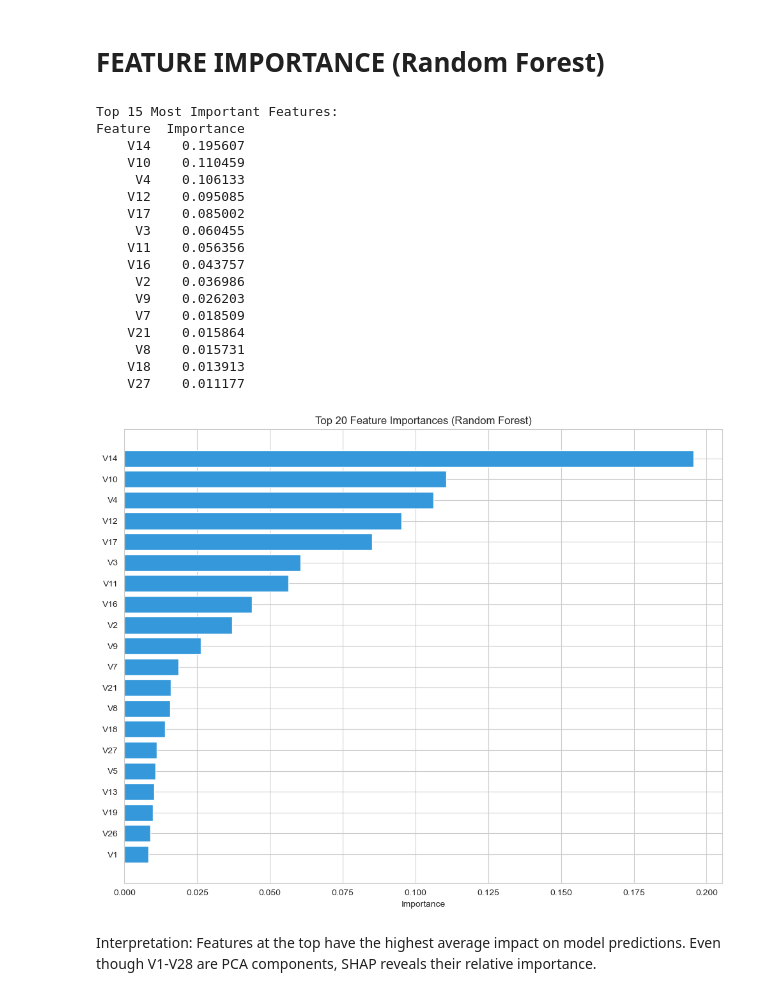
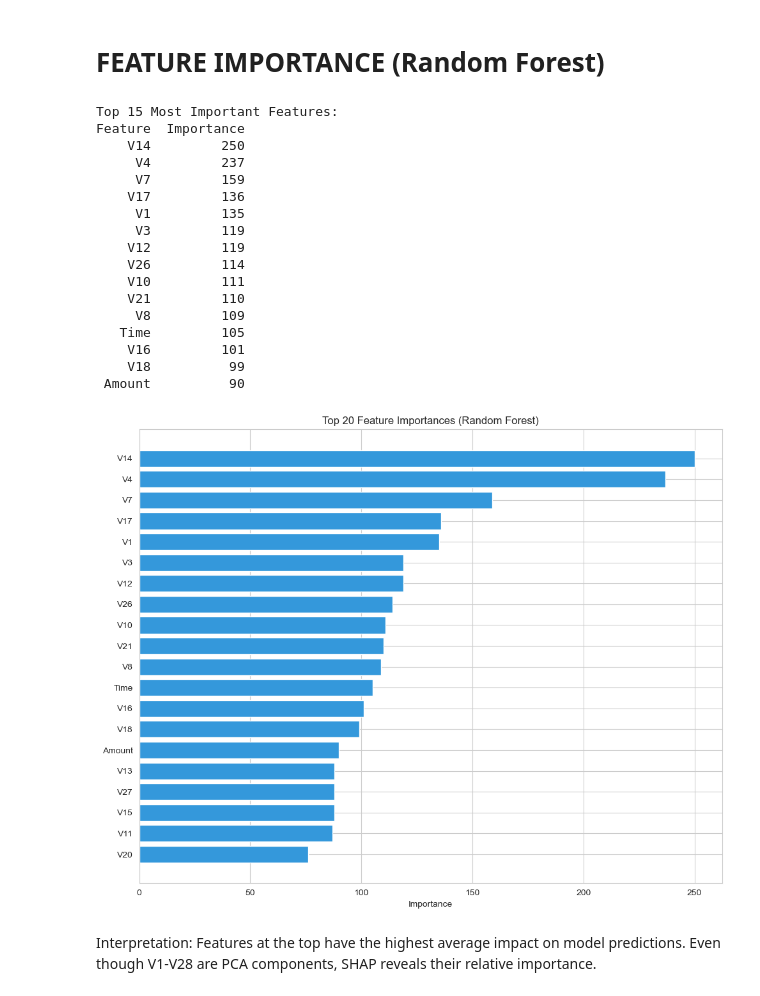
Before and after one commit to mwendemichelle4-dev/Credit-Card-Fraud-Detection-Analysis, a Jupyter notebook: Notebook.ipynb, the cells around one changed output. Saved outputs shown, nothing was run; the diff lists cells and outputs as text; code cells hidden in the pictures.

```diff
--- a/Notebook.ipynb
+++ b/Notebook.ipynb
@@ -1124,41 +1059,41 @@ KeyboardInterrupt:
 # %%
 # Get feature importance from Random Forest
 feature_importance = pd.DataFrame({
     'Feature': X.columns,
-    'Importance': rf_model.feature_importances_
+    'Importance': lgb_model.feature_importances_
 }).sort_values('Importance', ascending=False)
 
 print("\nTop 15 Most Important Features:")
 print(feature_importance.head(15).to_string(index=False))
 
 # Plot feature importance
 plt.figure(figsize=(10, 8))
 top_features = feature_importance.head(20)
 plt.barh(top_features['Feature'], top_features['Importance'], color='#3498db')
 plt.xlabel('Importance')
 plt.title('Top 20 Feature Importances (Random Forest)')
 plt.gca().invert_yaxis()
 plt.tight_layout()
 plt.show()
 # %% [output]
 Top 15 Most Important Features:
 Feature  Importance
-    V14    0.195607
-    V10    0.110459
-     V4    0.106133
-    V12    0.095085
-    V17    0.085002
-     V3    0.060455
-    V11    0.056356
-    V16    0.043757
-     V2    0.036986
-     V9    0.026203
-     V7    0.018509
-    V21    0.015864
-     V8    0.015731
-    V18    0.013913
-    V27    0.011177
+    V14         250
+     V4         237
+     V7         159
+    V17         136
+     V1         135
+     V3         119
+    V12         119
+    V26         114
+    V10         111
+    V21         110
+     V8         109
+   Time         105
+    V16         101
+    V18          99
+ Amount          90
-[figure, old version]
+[figure, new version]
 # %% [markdown]
 Interpretation: Features at the top have the highest average impact on model predictions.
    Even though V1-V28 are PCA components, SHAP reveals their relative importance.
```
Also changed, not shown: parts of 1 cell of this notebook.
